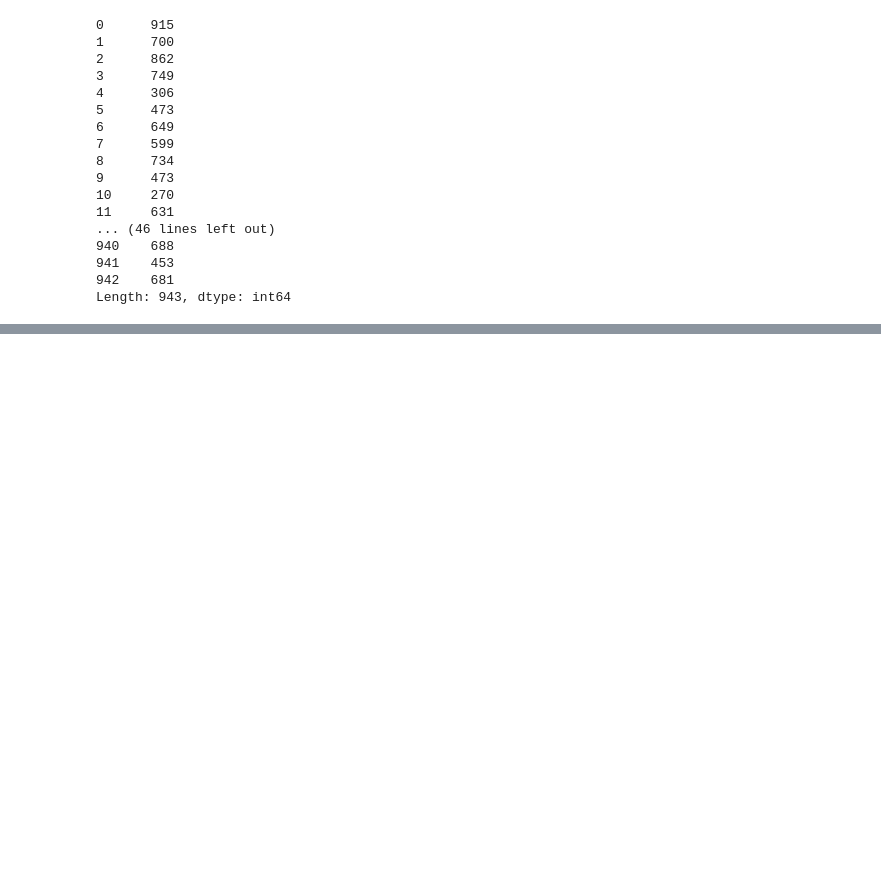
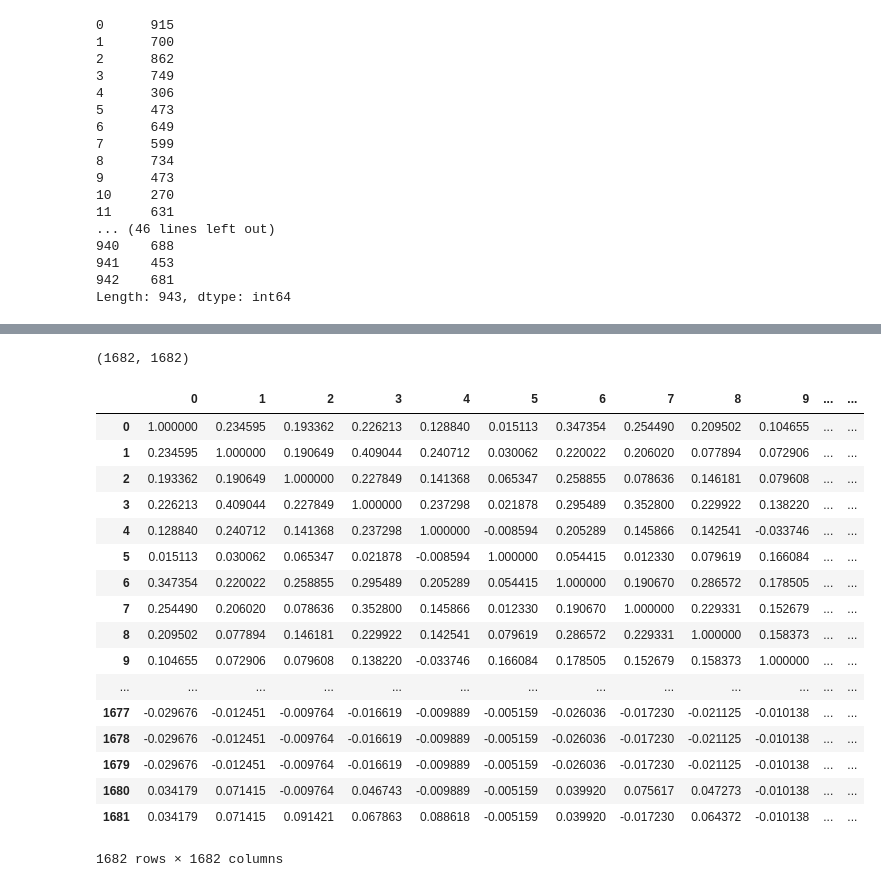
Before and after one commit to rahulvaish/RecommendationSystems-Python, a Jupyter notebook: Example-1 Collaborative Filtering.ipynb, the cells around one changed output, grey strips where cells are left out. Cells and saved outputs as stored; diff of their text form; code cells hidden in the pictures; blank space fills up the shorter version.

```diff
--- a/Example-1 Collaborative Filtering.ipynb
+++ b/Example-1 Collaborative Filtering.ipynb
@@ -288,0 +233,33 @@ CaseInsensitiveDefaultDict(list,
+# %%
+movieUserRatingRelationship = userMovieData.pivot( index='movieid', columns='userid', values = "rating" )
+# %%
+movieUserRatingRelationship.fillna( 0, inplace = True )
+# %%
+ItemItemSimilarity = 1 - pairwise_distances( movieUserRatingRelationship.as_matrix(), metric="correlation" )
+# %%
+ItemItemSimilarityDataframe = pd.DataFrame(ItemItemSimilarity)
+# %%
+ItemItemSimilarityDataframe.shape
+# %% [output]
+(1682, 1682)
+# %%
+ItemItemSimilarityDataframe
+# %% [output]
+|  | 0 | 1 | 2 | 3 | 4 | 5 | 6 | 7 | 8 | 9 | ... | ... |
+| 0 | 1.000000 | 0.234595 | 0.193362 | 0.226213 | 0.128840 | 0.015113 | 0.347354 | 0.254490 | 0.209502 | 0.104655 | ... | ... |
+| 1 | 0.234595 | 1.000000 | 0.190649 | 0.409044 | 0.240712 | 0.030062 | 0.220022 | 0.206020 | 0.077894 | 0.072906 | ... | ... |
+| 2 | 0.193362 | 0.190649 | 1.000000 | 0.227849 | 0.141368 | 0.065347 | 0.258855 | 0.078636 | 0.146181 | 0.079608 | ... | ... |
+| 3 | 0.226213 | 0.409044 | 0.227849 | 1.000000 | 0.237298 | 0.021878 | 0.295489 | 0.352800 | 0.229922 | 0.138220 | ... | ... |
+| 4 | 0.128840 | 0.240712 | 0.141368 | 0.237298 | 1.000000 | -0.008594 | 0.205289 | 0.145866 | 0.142541 | -0.033746 | ... | ... |
+| 5 | 0.015113 | 0.030062 | 0.065347 | 0.021878 | -0.008594 | 1.000000 | 0.054415 | 0.012330 | 0.079619 | 0.166084 | ... | ... |
+| 6 | 0.347354 | 0.220022 | 0.258855 | 0.295489 | 0.205289 | 0.054415 | 1.000000 | 0.190670 | 0.286572 | 0.178505 | ... | ... |
+| 7 | 0.254490 | 0.206020 | 0.078636 | 0.352800 | 0.145866 | 0.012330 | 0.190670 | 1.000000 | 0.229331 | 0.152679 | ... | ... |
+| 8 | 0.209502 | 0.077894 | 0.146181 | 0.229922 | 0.142541 | 0.079619 | 0.286572 | 0.229331 | 1.000000 | 0.158373 | ... | ... |
+| 9 | 0.104655 | 0.072906 | 0.079608 | 0.138220 | -0.033746 | 0.166084 | 0.178505 | 0.152679 | 0.158373 | 1.000000 | ... | ... |
+| ... | ... | ... | ... | ... | ... | ... | ... | ... | ... | ... | ... | ... |
+| 1677 | -0.029676 | -0.012451 | -0.009764 | -0.016619 | -0.009889 | -0.005159 | -0.026036 | -0.017230 | -0.021125 | -0.010138 | ... | ... |
+| 1678 | -0.029676 | -0.012451 | -0.009764 | -0.016619 | -0.009889 | -0.005159 | -0.026036 | -0.017230 | -0.021125 | -0.010138 | ... | ... |
+| 1679 | -0.029676 | -0.012451 | -0.009764 | -0.016619 | -0.009889 | -0.005159 | -0.026036 | -0.017230 | -0.021125 | -0.010138 | ... | ... |
+| 1680 | 0.034179 | 0.071415 | -0.009764 | 0.046743 | -0.009889 | -0.005159 | 0.039920 | 0.075617 | 0.047273 | -0.010138 | ... | ... |
+| 1681 | 0.034179 | 0.071415 | 0.091421 | 0.067863 | 0.088618 | -0.005159 | 0.039920 | -0.017230 | 0.064372 | -0.010138 | ... | ... |
+1682 rows × 1682 columns
```
Also changed, not shown: parts of 15 cells of this notebook.
